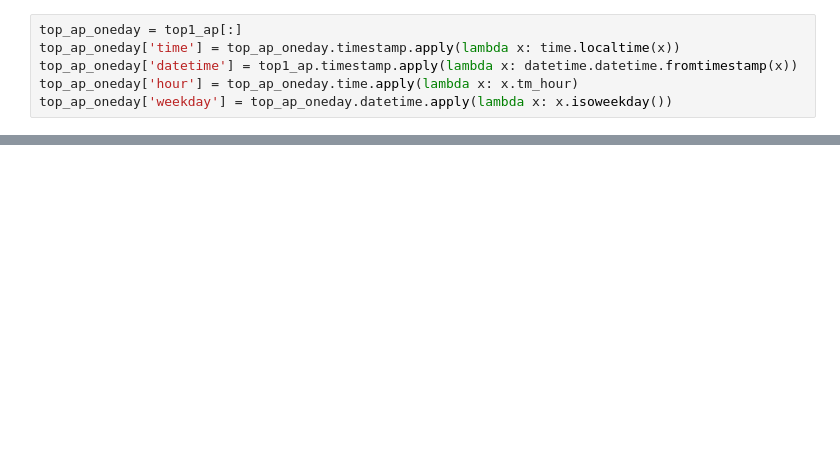
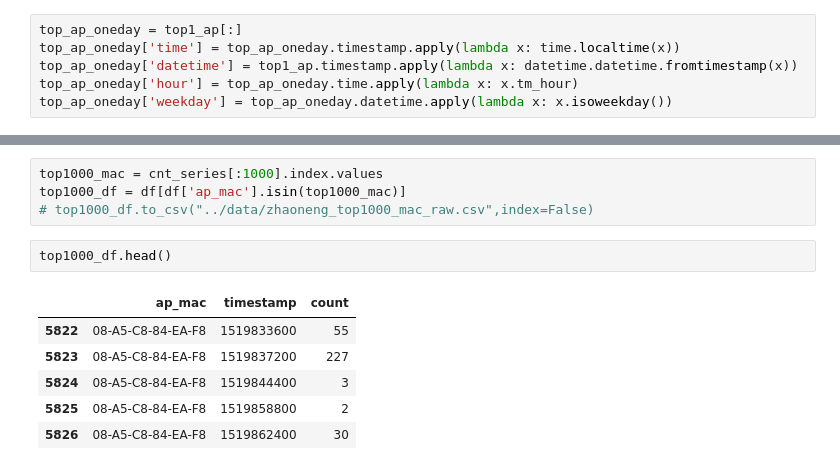
Before and after one commit to zhiyedan/kg234-essay-awifi, a Jupyter notebook: awifi/analysis/zhaoneng_2month.ipynb, the cells around one changed output, grey strips where cells are left out. Saved outputs shown, nothing was run; the diff lists cells and outputs as text; blank space fills up the shorter version.

```diff
--- a/awifi/analysis/zhaoneng_2month.ipynb
+++ b/awifi/analysis/zhaoneng_2month.ipynb
@@ -84,3 +84,16 @@ groupd_top_one_day = top_ap_oneday.groupby(['hour'], as_index=False)['count'].ag
 plot_show.plt_one_ts(groupd_top_one_day['count'])
 # %% [output]
 [interactive output not drawn]
+# %%
+top1000_mac = cnt_series[:1000].index.values
+top1000_df = df[df['ap_mac'].isin(top1000_mac)]
+# top1000_df.to_csv("../data/zhaoneng_top1000_mac_raw.csv",index=False)
+# %%
+top1000_df.head()
+# %% [output]
+|  | ap_mac | timestamp | count |
+| 5822 | 08-A5-C8-84-EA-F8 | 1519833600 | 55 |
+| 5823 | 08-A5-C8-84-EA-F8 | 1519837200 | 227 |
+| 5824 | 08-A5-C8-84-EA-F8 | 1519844400 | 3 |
+| 5825 | 08-A5-C8-84-EA-F8 | 1519858800 | 2 |
+| 5826 | 08-A5-C8-84-EA-F8 | 1519862400 | 30 |
```
Also changed, not shown: parts of 3 cells of this notebook, 7 other files.
